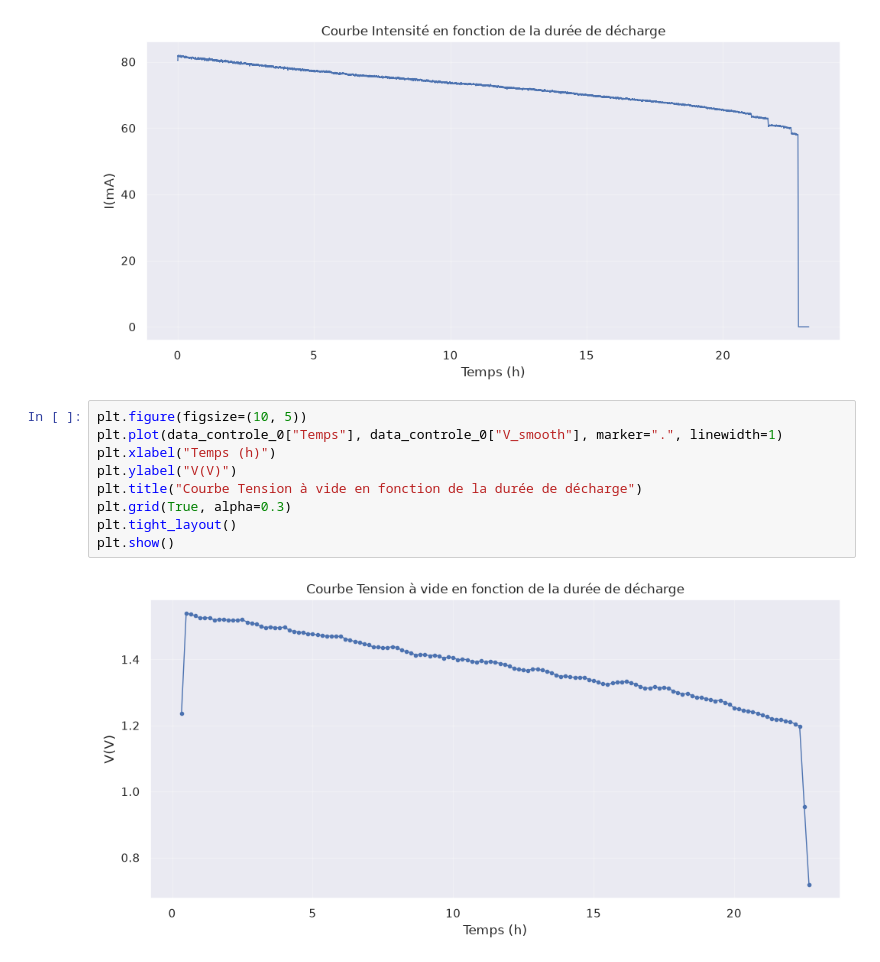
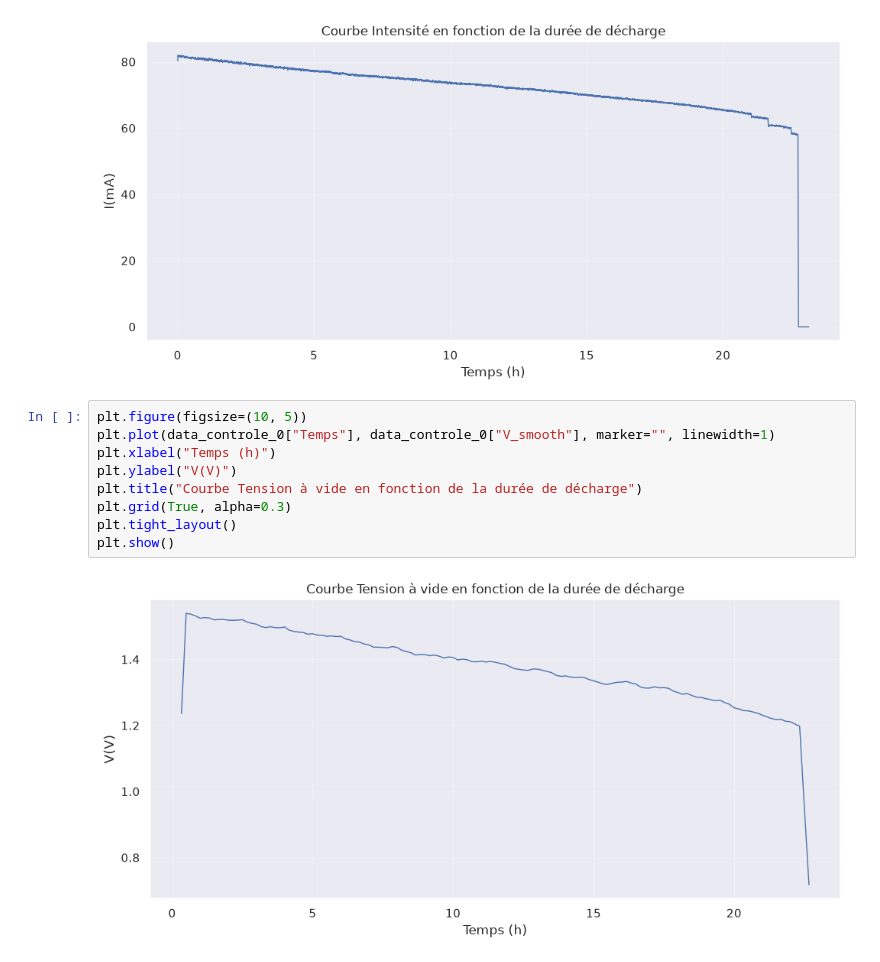
Before and after one commit to dthonon/testeur_batterie, a Jupyter notebook: notebook/Courbes.ipynb, the cells around one changed output. Drawn from its saved outputs; the diff is of its cells as text.

```diff
--- a/notebook/Courbes.ipynb
+++ b/notebook/Courbes.ipynb
@@ -56,14 +55,14 @@ plt.show()
 [figure]
 # %%
 plt.figure(figsize=(10, 5))
-plt.plot(data_controle_0["Temps"], data_controle_0["V_smooth"], marker=".", linewidth=1)
+plt.plot(data_controle_0["Temps"], data_controle_0["V_smooth"], marker="", linewidth=1)
 plt.xlabel("Temps (h)")
 plt.ylabel("V(V)")
 plt.title("Courbe Tension à vide en fonction de la durée de décharge")
 plt.grid(True, alpha=0.3)
 plt.tight_layout()
 plt.show()
 # %% [output]
-[figure, old version]
+[figure, new version]
 # %%
 plt.figure(figsize=(10, 5))
```
Also changed, not shown: parts of 3 cells of this notebook, 2 other files.
